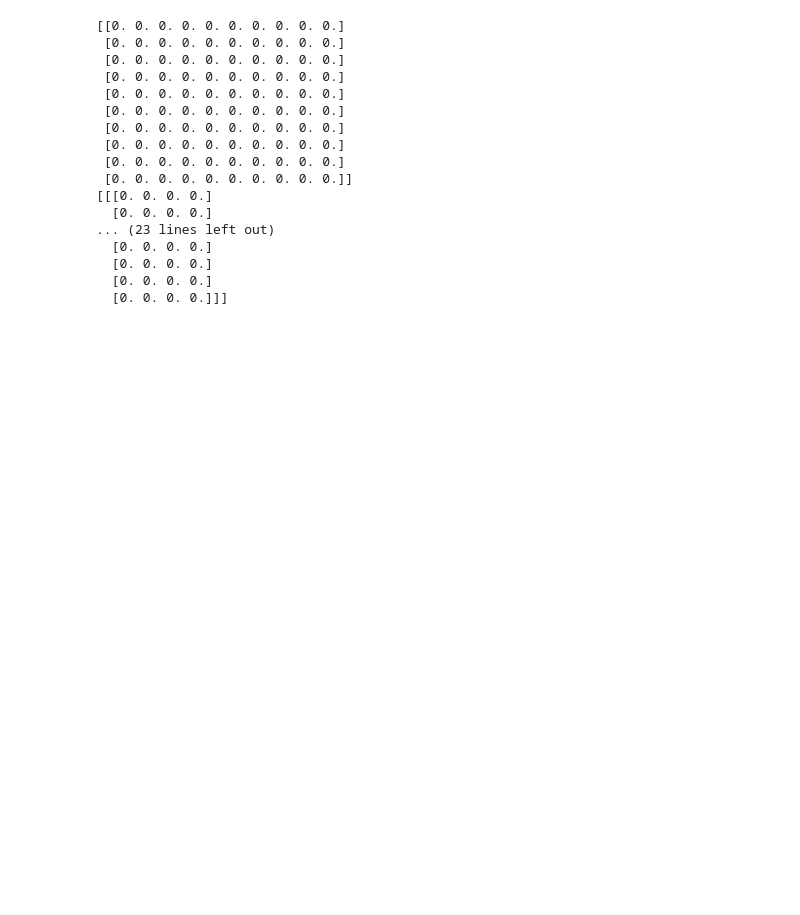
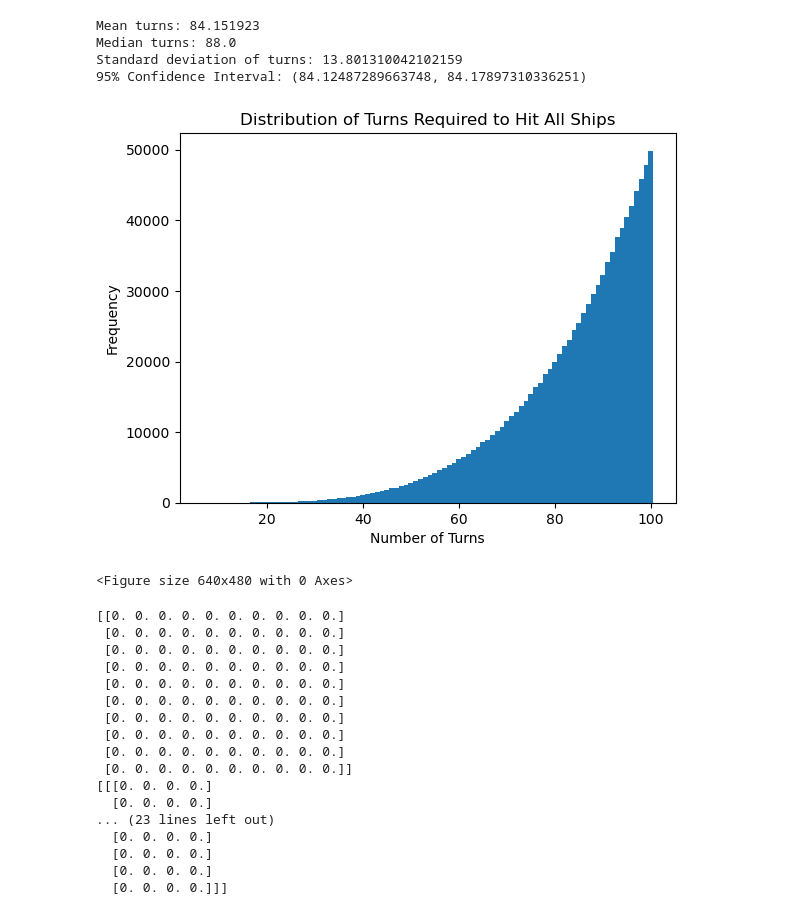
Before and after one commit to DoctorGoose/NeuralShip, a Jupyter notebook: NeuralShip.ipynb, the cells around one changed output. Cells and saved outputs as stored; diff of their text form; code cells hidden in the pictures; blank space fills up the shorter version.

```diff
--- a/NeuralShip.ipynb
+++ b/NeuralShip.ipynb
@@ -212 +231,52 @@ KeyboardInterrupt:
+# %%
+### Monte Carlo simulation of SBS games ###
+# Calculates the distribution of turns needed to complete games
+
+num_games = 1000000
+turns_required = []
+
+for _ in range(num_games):
+    tiles_remaining = list(range(100))
+    ships = random.sample(tiles_remaining, 5)
+    turns = 0
+
+    while ships:
+        turns += 1
+        shot = random.choice(tiles_remaining)
+        tiles_remaining.remove(shot)
+        if shot in ships:
+            ships.remove(shot)
+
+    turns_required.append(turns)
+
+mean_turns = statistics.mean(turns_required)
+median_turns = statistics.median(turns_required)
+std_dev_turns = statistics.stdev(turns_required)
+
+confidence_level = 0.95
+t_value = t.ppf((1 + confidence_level) / 2, num_games - 1)
+margin_error = t_value * std_dev_turns / math.sqrt(num_games)
+confidence_interval = (mean_turns - margin_error, mean_turns + margin_error)
+
+print("Mean turns:", mean_turns)
+print("Median turns:", median_turns)
+print("Standard deviation of turns:", std_dev_turns)
+print("95% Confidence Interval:", confidence_interval)
+
+# Plotting the distribution
+plt.hist(turns_required, bins=range(min(turns_required), max(turns_required) + 2), align='left')
+plt.xlabel("Number of Turns")
+plt.ylabel("Frequency")
+plt.title("Distribution of Turns Required to Hit All Ships")
+plt.show()
+
+#Save the figure
+plt.savefig("Distribution of Turns Required to Hit All Ships.png")
+# %% [output]
+Mean turns: 84.151923
+Median turns: 88.0
+Standard deviation of turns: 13.801310042102159
+95% Confidence Interval: (84.12487289663748, 84.17897310336251)
+[figure, added]
+<Figure size 640x480 with 0 Axes>
 # %%
```
Also changed, not shown: parts of 6 cells of this notebook, 58 other files.
